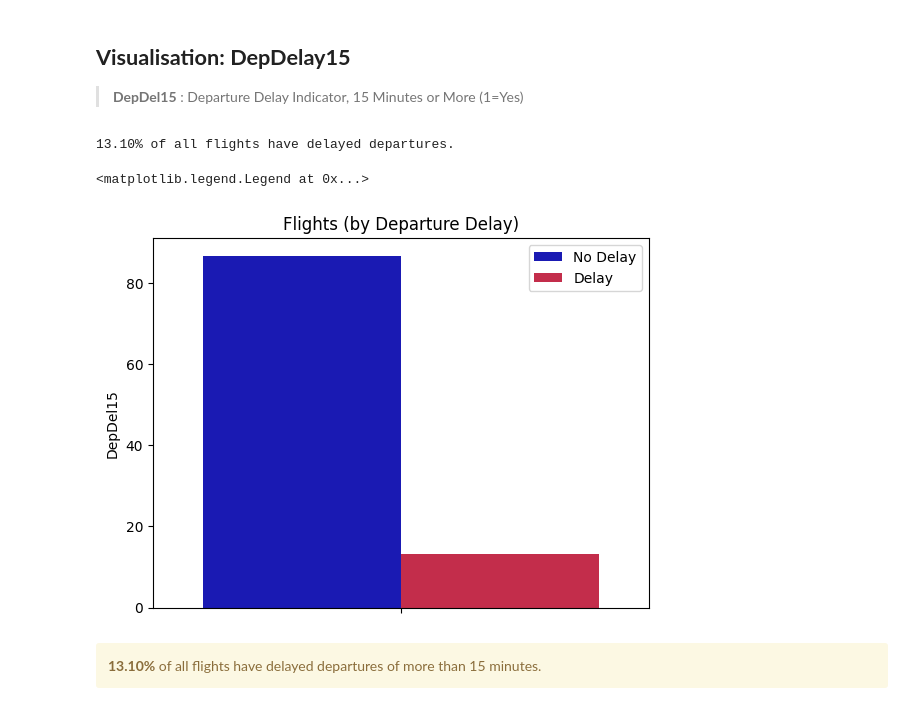
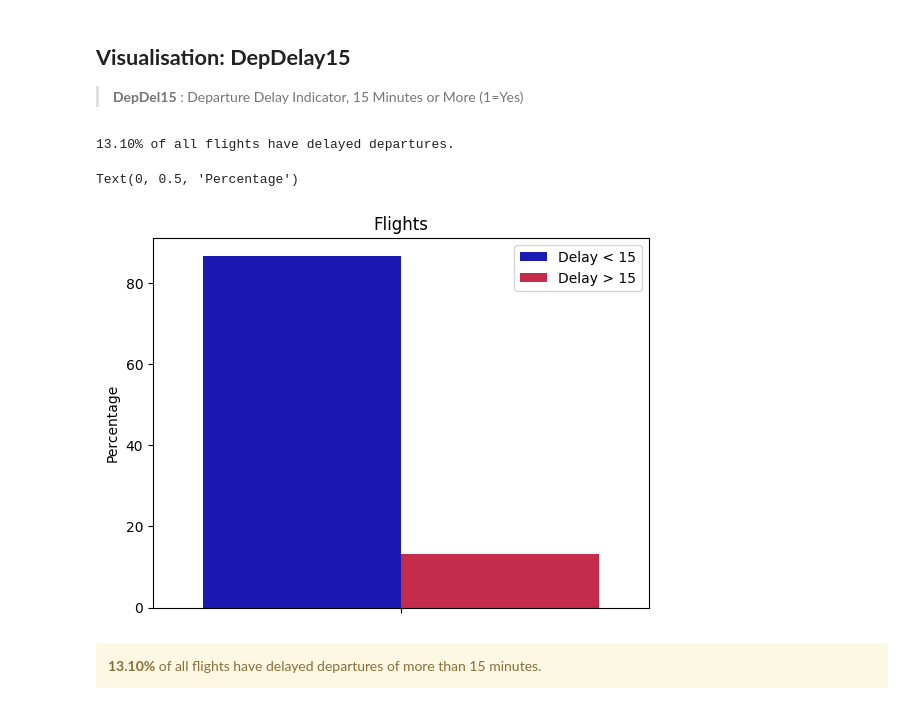
Before and after one commit to JackEshkenazi/SC1015-Data_Science_Project, a Jupyter notebook: Exploratory Analysis.ipynb, the cells around one changed output. Drawn from its saved outputs; the diff is of its cells as text; code cells hidden in the pictures.

```diff
--- a/Exploratory Analysis.ipynb
+++ b/Exploratory Analysis.ipynb
@@ -169,28 +169,29 @@ Distribution of departure delays is significantly less skewed than before.
 # %%
 # Determine the percentage of delayed flights in dataset
 # DepDelay15 -> Departure Delay Indicator, 15 Minutes or More (1=Yes)
 
 # Split set of delayed flights
 DepDel15T = flights[flights["DepDel15"] == 1]
 
 # Calculating percentage of delay flights
 delay_percentage = (len(DepDel15T) / len(flights)) * 100
 print(f"{delay_percentage:.2f}% of all flights have delayed departures.")
 
 colors = ["mediumblue", "crimson"]
 
 # Plotting the barplot with custom colors and legend
 ax = sb.barplot(hue="DepDel15", y="DepDel15", data=flights, palette=colors, estimator=lambda x: len(x)/len(flights) * 100, legend=True)
-ax.set(title="Flights (by Departure Delay)")
+ax.set(title="Flights")
 
 # Modify legend labels
 handles, labels = ax.get_legend_handles_labels()
-labels = ['No Delay', 'Delay']
+labels = ['Delay < 15', 'Delay > 15']
 ax.legend(handles, labels)
+ax.set_ylabel("Percentage")
 # %% [output]
 13.10% of all flights have delayed departures.
-<matplotlib.legend.Legend at 0x...>
+Text(0, 0.5, 'Percentage')
-[figure, old version]
+[figure, new version]
 # %% [markdown]
 <div class="alert alert-block alert-warning">
 <b>13.10%</b> of all flights have delayed departures of more than 15 minutes.
```
Also changed, not shown: parts of 42 cells of this notebook.
